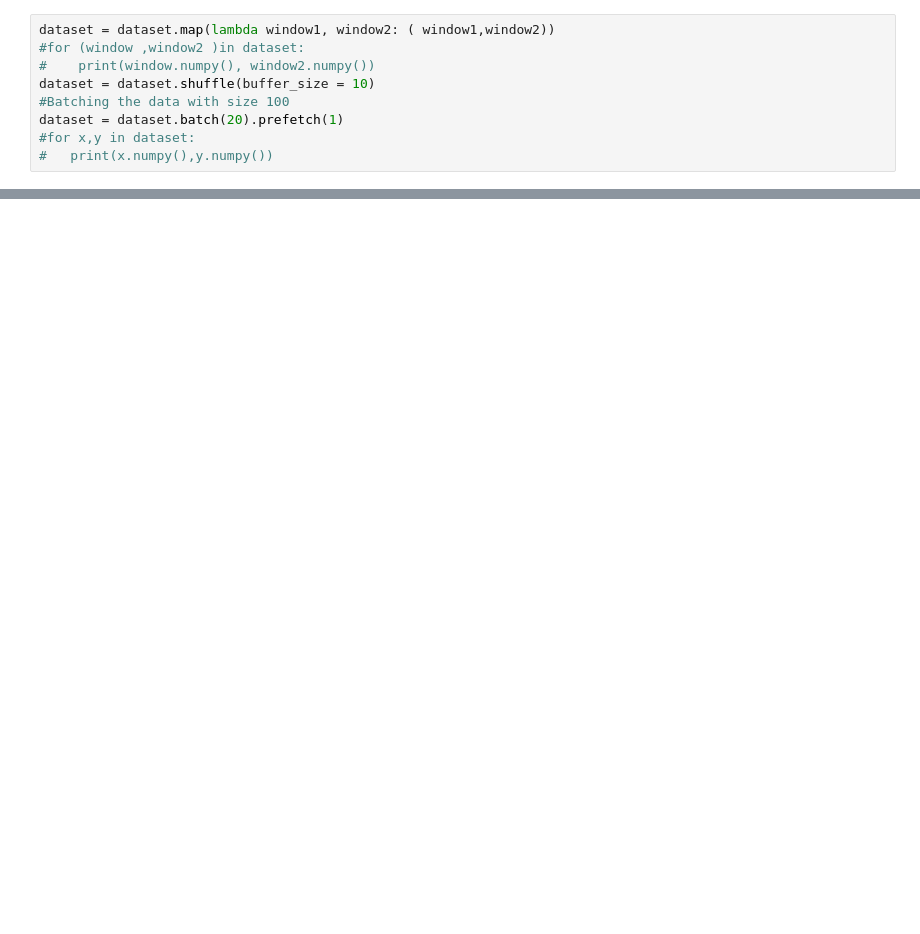
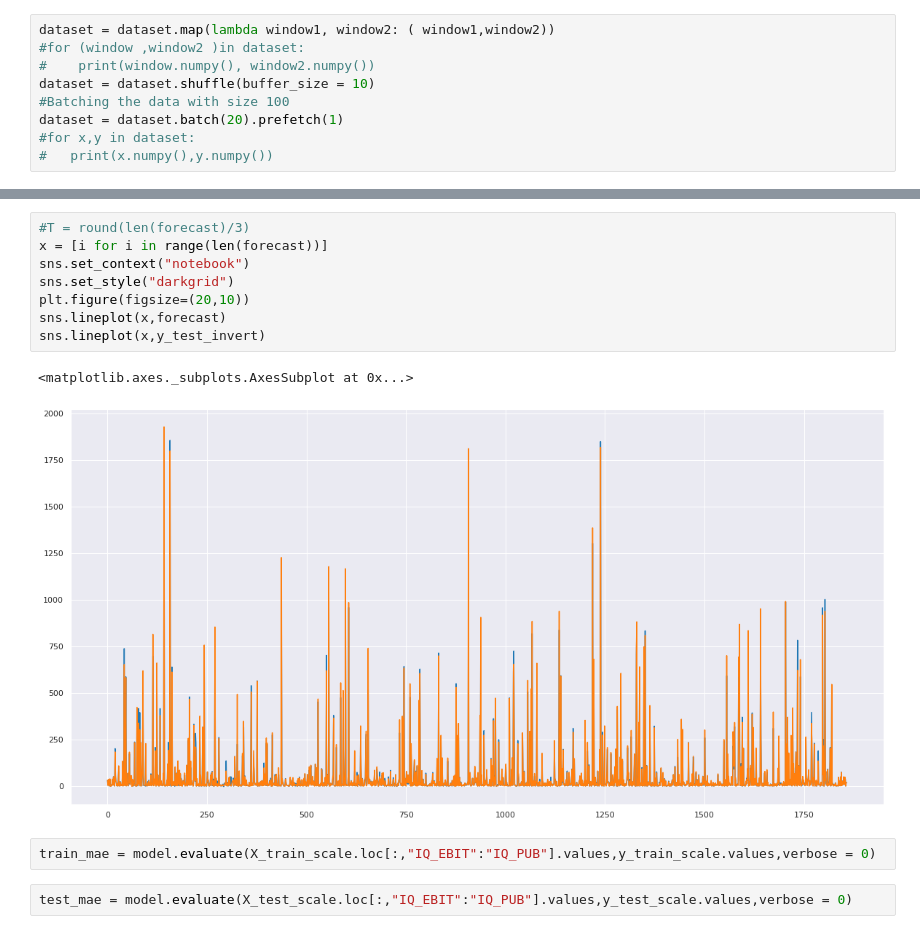
Before and after one commit to Perihanbalat/Learning, a Jupyter notebook: Cluster and neural network.ipynb, the cells around one changed output, grey strips where cells are left out. Cells and saved outputs as stored; diff of their text form; blank space fills up the shorter version.

```diff
--- a/Cluster and neural network.ipynb
+++ b/Cluster and neural network.ipynb
@@ -306,0 +356,15 @@ Exception: Data must be 1-dimensional
+# %%
+#T = round(len(forecast)/3)
+x = [i for i in range(len(forecast))]
+sns.set_context("notebook")
+sns.set_style("darkgrid")
+plt.figure(figsize=(20,10))
+sns.lineplot(x,forecast)
+sns.lineplot(x,y_test_invert)
+# %% [output]
+<matplotlib.axes._subplots.AxesSubplot at 0x...>
+[figure, added]
+# %%
+train_mae = model.evaluate(X_train_scale.loc[:,"IQ_EBIT":"IQ_PUB"].values,y_train_scale.values,verbose = 0)
+# %%
+test_mae = model.evaluate(X_test_scale.loc[:,"IQ_EBIT":"IQ_PUB"].values,y_test_scale.values,verbose = 0)
```
Also changed, not shown: parts of 64 cells of this notebook, 40 other files.
